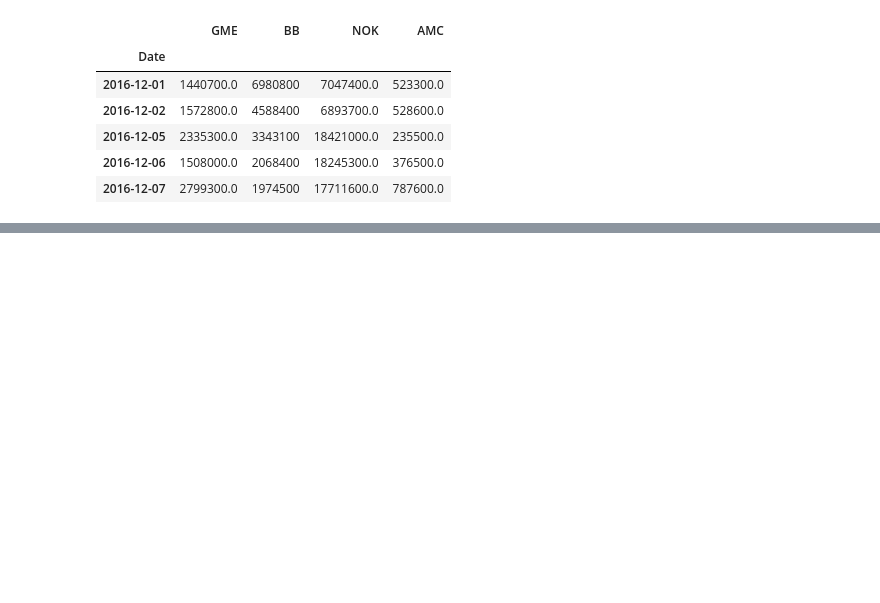
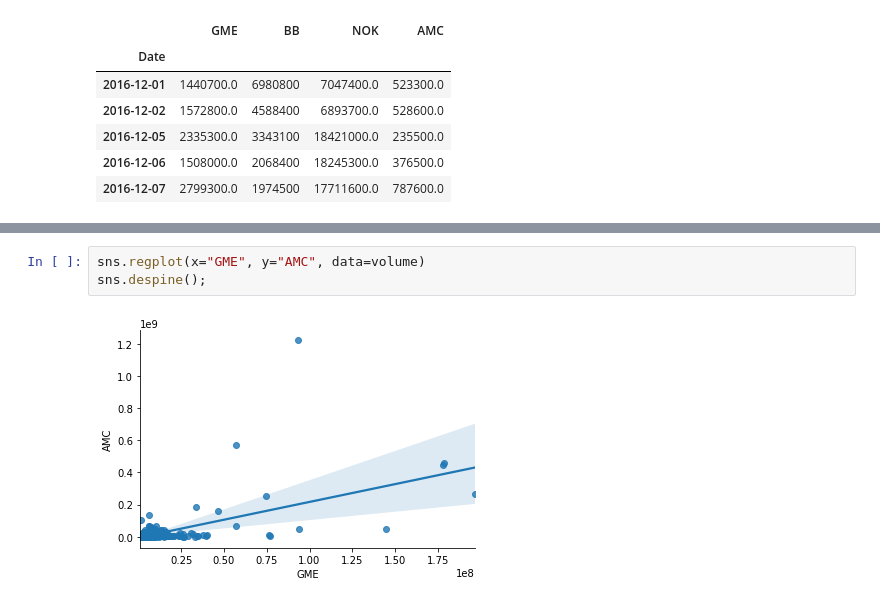
Before and after one commit to daviduster/anomalies-detection-earthquake, a Jupyter notebook: code/anomalies-detection.ipynb, the cells around one changed output, grey strips where cells are left out. Cells and saved outputs as stored; diff of their text form; blank space fills up the shorter version.

```diff
--- a/code/anomalies-detection.ipynb
+++ b/code/anomalies-detection.ipynb
@@ -71,0 +93,5 @@ array([[1.4407000e+06, 6.9808000e+06, 7.0474000e+06, 5.2330000e+05],
+# %%
+sns.regplot(x="GME", y="AMC", data=volume)
+sns.despine();
+# %% [output]
+[figure, added]
```
Also changed, not shown: parts of 40 cells of this notebook, 6 other files.
